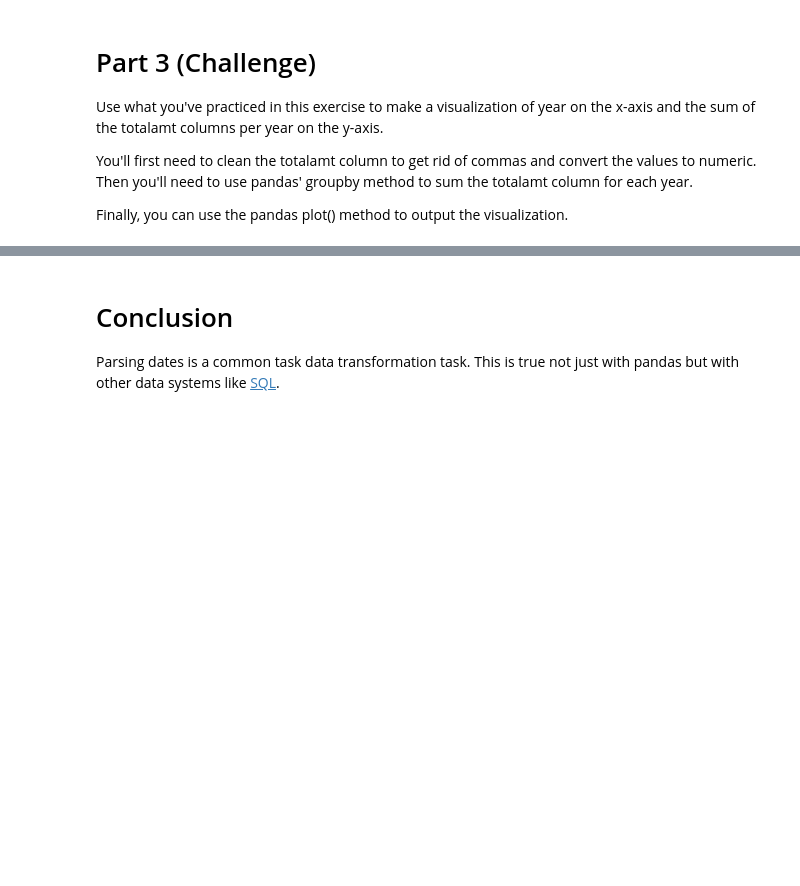
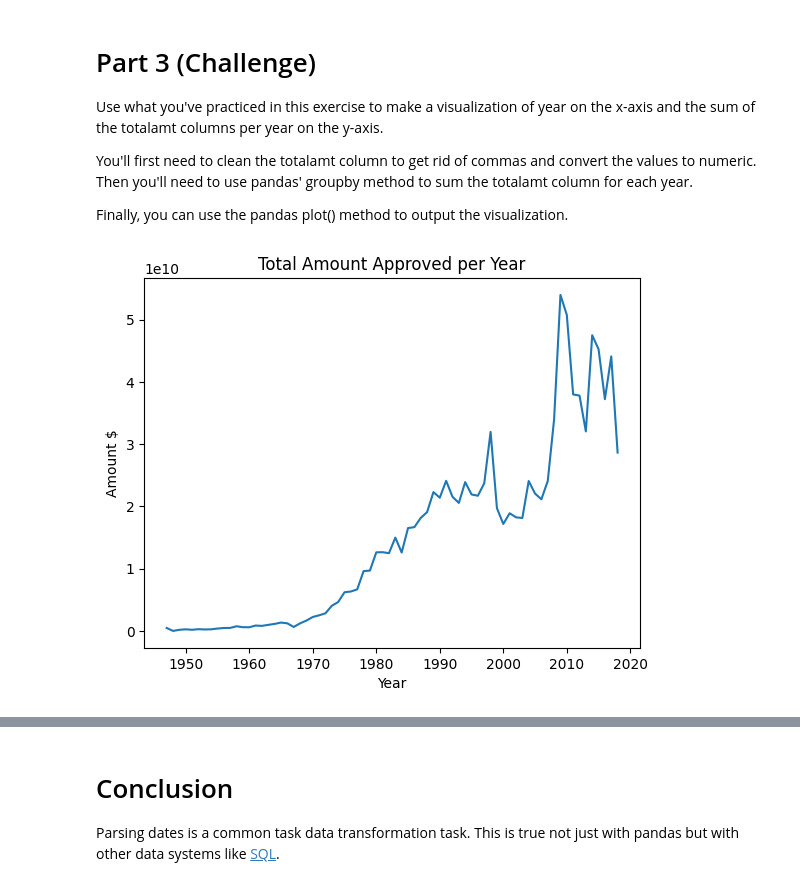
Before and after one commit to mpinac/https-github.com-udacity-cd0171--software-engineering-for-data-scientists, a Jupyter notebook: data_engineering/8_parsingdates_exercise/8_parsingdates_exercise.ipynb, the cells around one changed output, grey strips where cells are left out. Saved outputs shown, nothing was run; the diff lists cells and outputs as text; code cells hidden in the pictures; blank space fills up the shorter version.

```diff
--- a/data_engineering/8_parsingdates_exercise/8_parsingdates_exercise.ipynb
+++ b/data_engineering/8_parsingdates_exercise/8_parsingdates_exercise.ipynb
@@ -184,18 +184,22 @@ Finally, you can use the pandas plot() method to output the visualization.
 # %%
 ###
 # TODO: Make a visualization with year on the x-axis and the sum of the totalamt columns per year on the y-axis
 # HINT: The totalamt column is currently a string with commas. For example 100,250,364. You'll need to remove the
 #         commas and convert the column to a numeric variable.
 # HINT: pandas groupby, sum, and plot methods should also be helpful
 ####
 
 import matplotlib.pyplot as plt
 %matplotlib inline
 
 # TODO: Step 1 - convert the totalamt column from string to numeric. Be sure to remove the commas in this column
 df_projects['totalamt'] = pd.to_numeric(df_projects['totalamt'].str.replace(',',''))
 
 
 # TODO: Step 2 - calculate the sum of the totalamt column by year and plot the results with a line plot
-ax =
-df_projects['totalamt'].sum()
+ax = df_projects.groupby('approvalyear')['totalamt'].sum().plot(title='Total Amount Approved per Year', x='Year', y='Amount $')
+ax.set_xlabel('Year')
+ax.set_ylabel('Amount $')
+plt.show()
+# %% [output]
+[figure, added]
```
Also changed, not shown: parts of 1 cell of this notebook, 2 other files.
